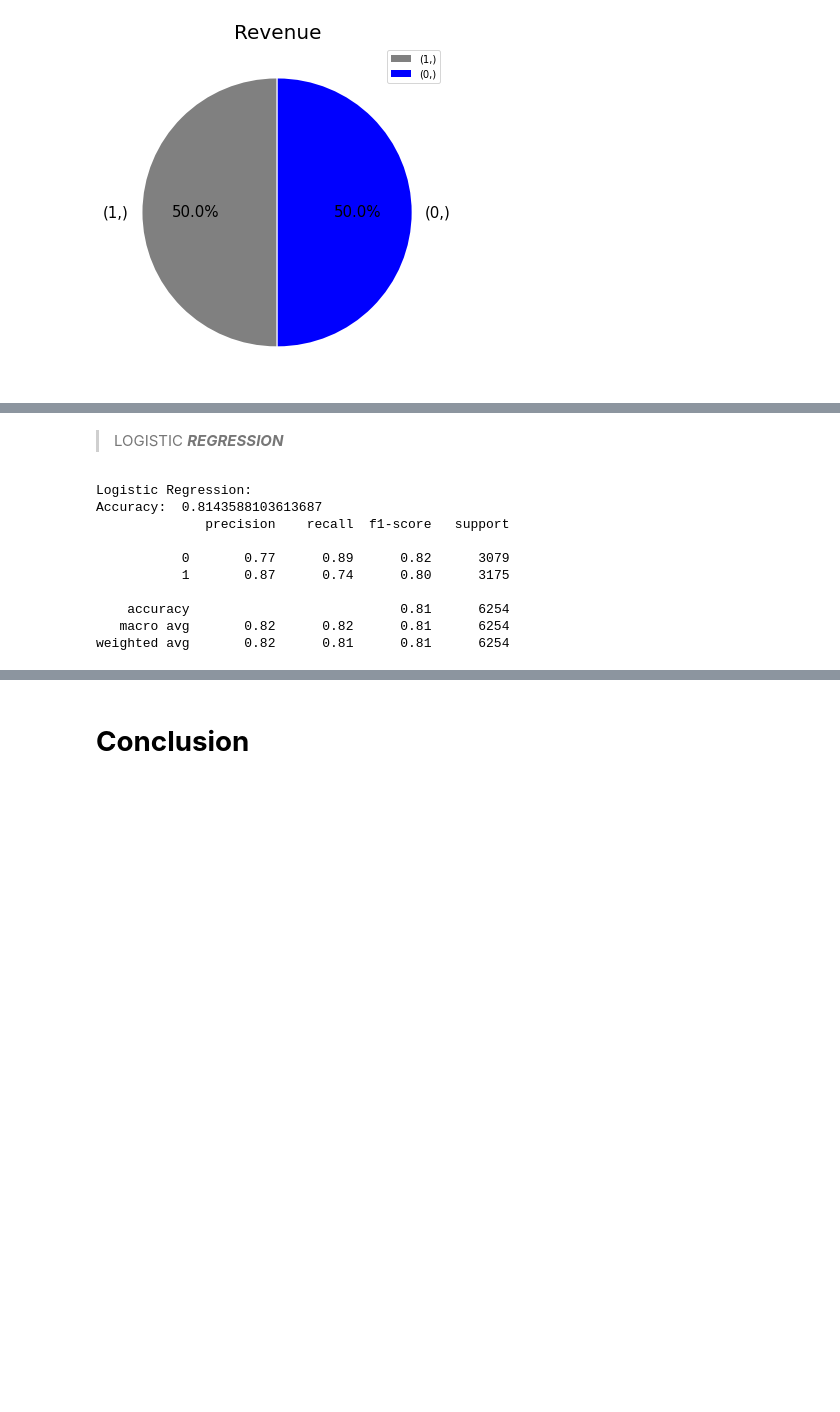
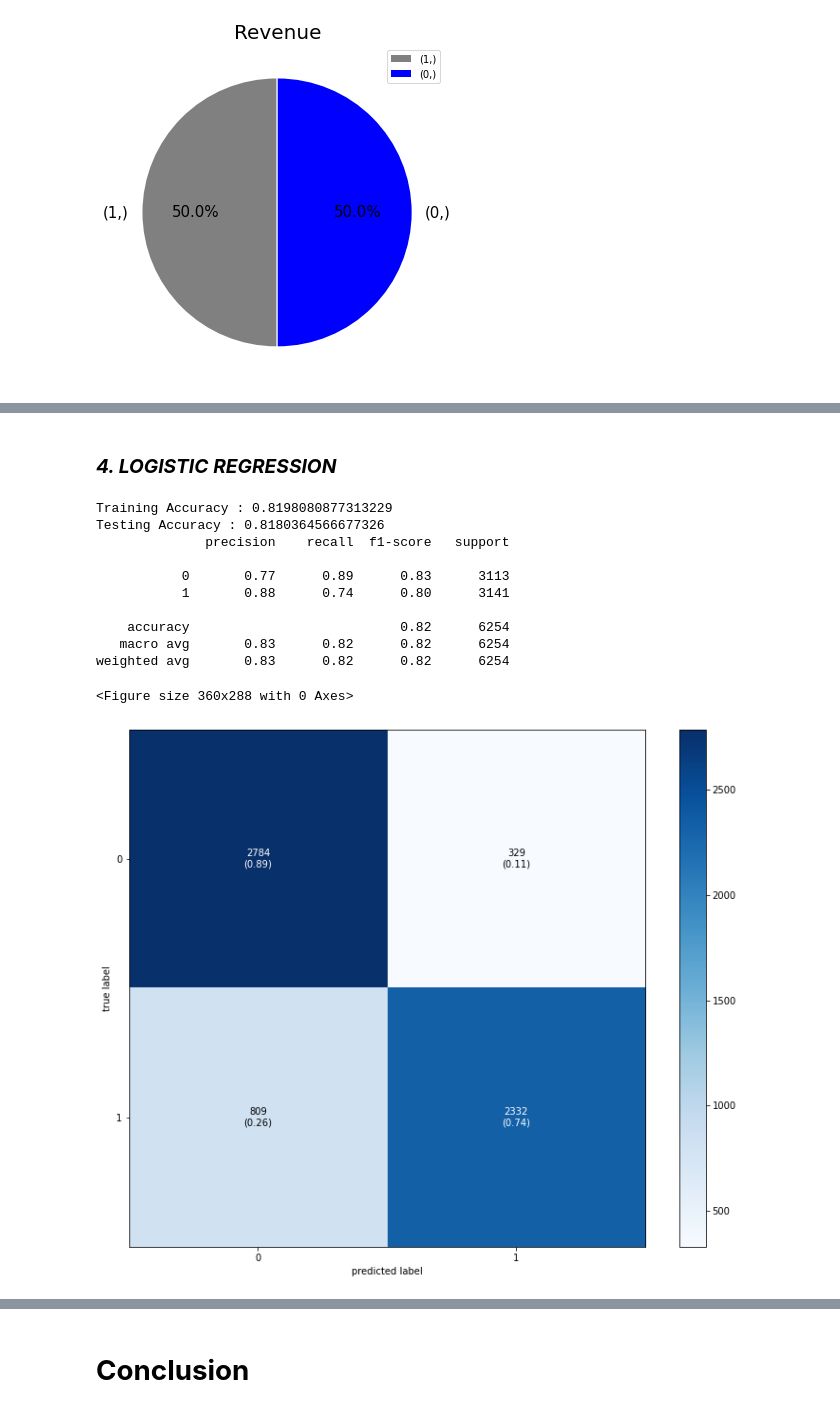
Before and after one commit to dkant000/ML_PROJECT, a Jupyter notebook: [FIN_FIN]_C2077400.ipynb, the cells around one changed output, grey strips where cells are left out. Saved outputs shown, nothing was run; the diff lists cells and outputs as text; code cells hidden in the pictures; blank space fills up the shorter version.

```diff
--- a/[FIN_FIN]_C2077400.ipynb
+++ b/[FIN_FIN]_C2077400.ipynb
@@ -455,7 +469,7 @@ data[cols_to_scale] = scaler.fit_transform(data[cols_to_scale])
 
 def ConfusionMatrix(A,B):
   CM=confusion_matrix(A, B)
-  plt.figure(figsize=(4,4))
+  plt.figure(figsize=(5,4))
   fig, ax = plot_confusion_matrix(CM,show_absolute=True,show_normed=True,colorbar=True)
   plt.show()
 # %%
@@ -682,7 +717,7 @@ Best estimator is =  KNeighborsClassifier(algorithm='auto', leaf_size=30, metric
 # %% [markdown]
 
 
-> LOGISTIC ***REGRESSION***
+### ***4. LOGISTIC*** ***REGRESSION***
 # %%
 # Model Training
 
@@ -691,23 +725,37 @@ logis=LogisticRegression(random_state = 50, max_iter = 5000,penalty= 'l2', solve
 lr = logis.fit(x_train, y_train)
 y_pred_lr = lr.predict(x_test)
 # %%
-# Model Evaluation
-m = confusion_matrix(y_test,y_pred_lr)
-print("Logistic Regression:")
-print("Accuracy: ", (m[0][0] + m[1][1]) / (m[0][0] + m[0][1] + m[1][0] + m[1][1]))
-print(classification_report(y_test,y_pred_lr))
-# print("Testing Accuracy :", logreg.score(x_test, y_test))
+# # Model Evaluation
+# m = confusion_matrix(y_test,y_pred_lr)
+# print("Logistic Regression:")
+# print("Accuracy: ", (m[0][0] + m[1][1]) / (m[0][0] + m[0][1] + m[1][0] + m[1][1]))
+# print(classification_report(y_test,y_pred_lr))
+# # print("Testing Accuracy :", logreg.score(x_test, y_test))
-# %% [output]
-Logistic Regression:
-Accuracy:  0.8143588103613687
-              precision    recall  f1-score   support
-
-           0       0.77      0.89      0.82      3079
-           1       0.87      0.74      0.80      3175
-
-    accuracy                           0.81      6254
-   macro avg       0.82      0.82      0.81      6254
-weighted avg       0.82      0.81      0.81      6254
+# %%
+logreg=LogisticRegression(solver='liblinear',multi_class='auto',random_state = 50, max_iter = 5000,penalty= 'l2',C= 10)
+# logreg=LogisticRegression()
+logreg.fit(x_train,y_train)
+y_pred=logreg.predict(x_test)
+# evaluating the model
+print("Training Accuracy :", logreg.score(x_train, y_train))
+print("Testing Accuracy :", logreg.score(x_test, y_test))
+# classification report
+# confusion_matrix(y_test,y_pred)
+print(classification_report(y_test, y_pred))
+ConfusionMatrix(y_test,y_pred)
+# %% [output]
+Training Accuracy : 0.8198080877313229
+Testing Accuracy : 0.8180364566677326
+              precision    recall  f1-score   support
+
+           0       0.77      0.89      0.83      3113
+           1       0.88      0.74      0.80      3141
+
+    accuracy                           0.82      6254
+   macro avg       0.83      0.82      0.82      6254
+weighted avg       0.83      0.82      0.82      6254
+<Figure size 360x288 with 0 Axes>
+[figure, added]
 # %%
 # Apply HYPERPARAMETER TUNNING {GridSearchCV} TO FIND BEST RESULT PARAMETERS
 
```
Also changed, not shown: parts of 30 cells of this notebook.
